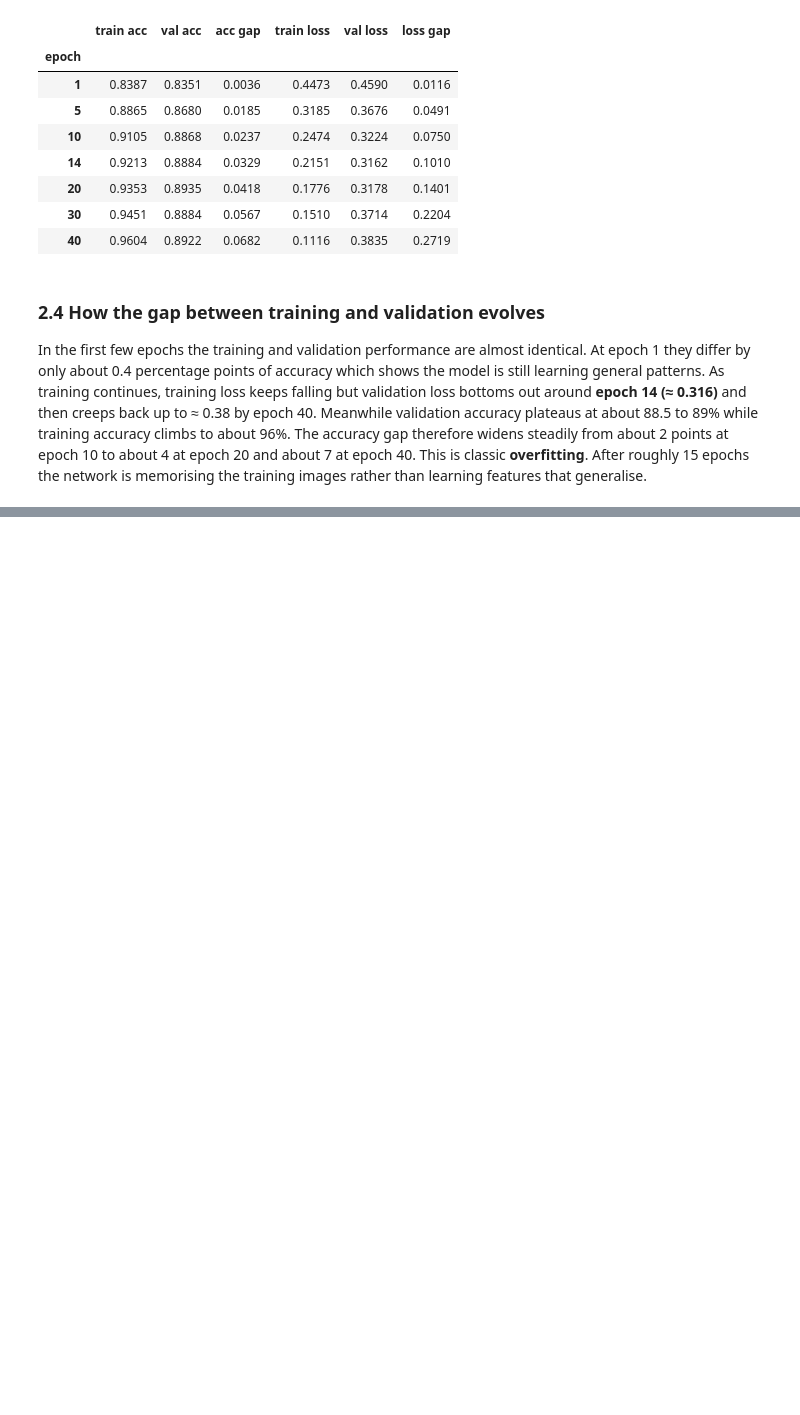
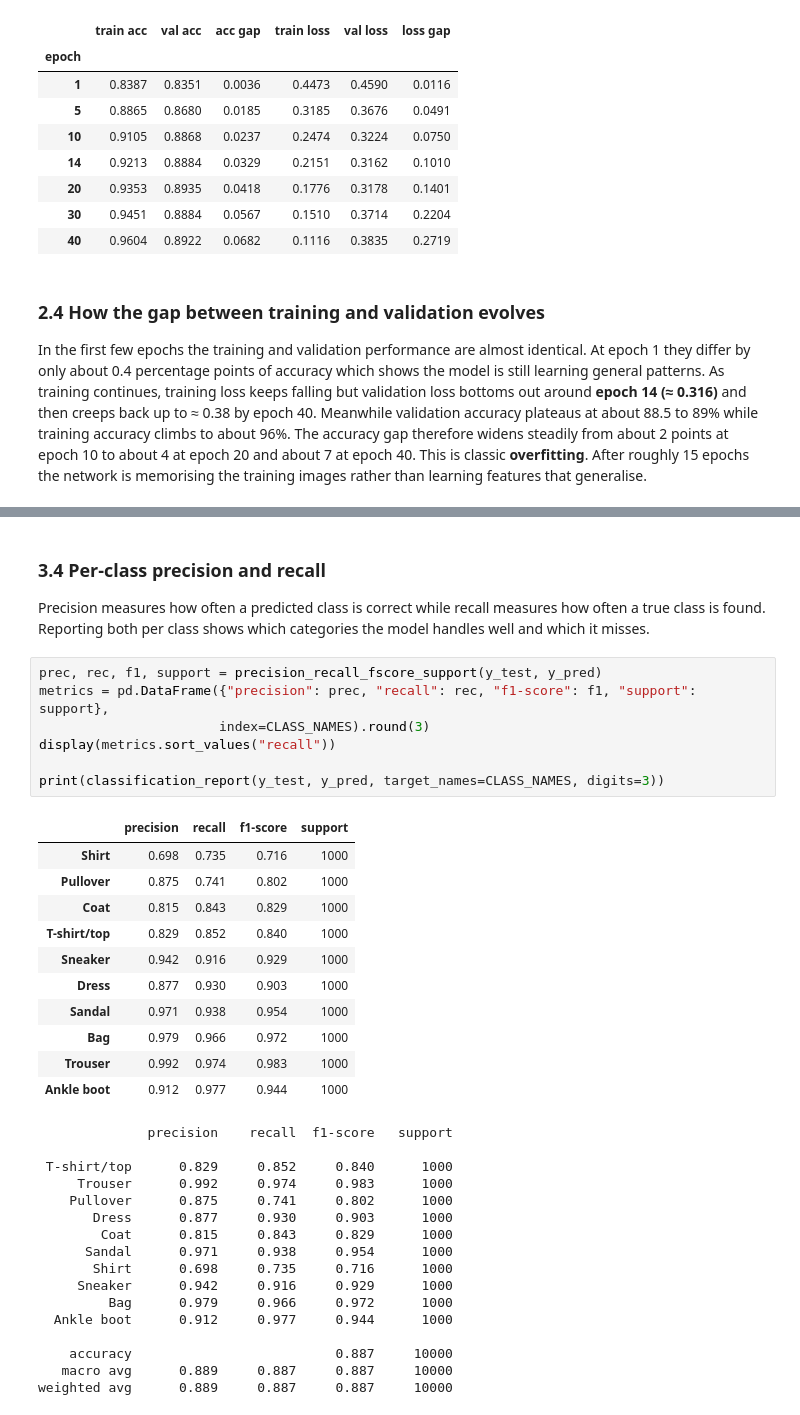
Before and after one commit to Ridzzz0Alam/image-classification-with-ann, a Jupyter notebook: Ridwan_Project09.ipynb, the cells around one changed output, grey strips where cells are left out. Saved outputs shown, nothing was run; the diff lists cells and outputs as text; blank space fills up the shorter version.

```diff
--- a/Ridwan_Project09.ipynb
+++ b/Ridwan_Project09.ipynb
@@ -308,0 +364,38 @@ In the first few epochs the training and validation performance are almost ident
+# %% [markdown]
+### 3.4 Per-class precision and recall
+Precision measures how often a predicted class is correct while recall measures how often a true class is found. Reporting both per class shows which categories the model handles well and which it misses.
+# %%
+prec, rec, f1, support = precision_recall_fscore_support(y_test, y_pred)
+metrics = pd.DataFrame({"precision": prec, "recall": rec, "f1-score": f1, "support": support},
+                       index=CLASS_NAMES).round(3)
+display(metrics.sort_values("recall"))
+
+print(classification_report(y_test, y_pred, target_names=CLASS_NAMES, digits=3))
+# %% [output]
+|  | precision | recall | f1-score | support |
+| Shirt | 0.698 | 0.735 | 0.716 | 1000 |
+| Pullover | 0.875 | 0.741 | 0.802 | 1000 |
+| Coat | 0.815 | 0.843 | 0.829 | 1000 |
+| T-shirt/top | 0.829 | 0.852 | 0.840 | 1000 |
+| Sneaker | 0.942 | 0.916 | 0.929 | 1000 |
+| Dress | 0.877 | 0.930 | 0.903 | 1000 |
+| Sandal | 0.971 | 0.938 | 0.954 | 1000 |
+| Bag | 0.979 | 0.966 | 0.972 | 1000 |
+| Trouser | 0.992 | 0.974 | 0.983 | 1000 |
+| Ankle boot | 0.912 | 0.977 | 0.944 | 1000 |
+              precision    recall  f1-score   support
+
+ T-shirt/top      0.829     0.852     0.840      1000
+     Trouser      0.992     0.974     0.983      1000
+    Pullover      0.875     0.741     0.802      1000
+       Dress      0.877     0.930     0.903      1000
+        Coat      0.815     0.843     0.829      1000
+      Sandal      0.971     0.938     0.954      1000
+       Shirt      0.698     0.735     0.716      1000
+     Sneaker      0.942     0.916     0.929      1000
+         Bag      0.979     0.966     0.972      1000
+  Ankle boot      0.912     0.977     0.944      1000
+
+    accuracy                          0.887     10000
+   macro avg      0.889     0.887     0.887     10000
+weighted avg      0.889     0.887     0.887     10000
```
Also changed, not shown: parts of 9 cells of this notebook.
